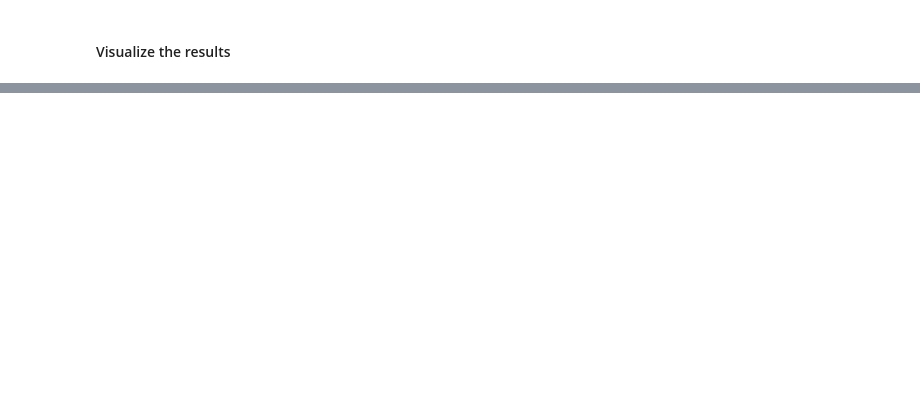
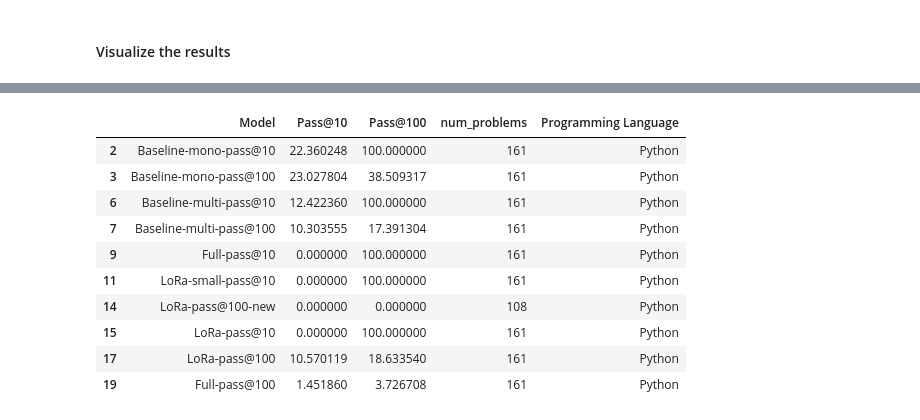
Before and after one commit to ammarnasr/LLM-for-code-intelligence, a Jupyter notebook: Evaluation/MultiPL-E/demo.ipynb, the cells around one changed output, grey strips where cells are left out. Drawn from its saved outputs; the diff is of its cells as text; code cells hidden in the pictures; blank space fills up the shorter version.

```diff
--- a/Evaluation/MultiPL-E/demo.ipynb
+++ b/Evaluation/MultiPL-E/demo.ipynb
@@ -326,0 +248,21 @@ for file_name in os.listdir(src_folder):
+# %%
+# df where programming language is Python
+df_python = df[df['Programming Language'] == 'Python']
+
+# df where programming language is Java
+df_java = df[df['Programming Language'] == 'Java']
+
+df_python
+# df_java
+# %% [output]
+|  | Model | Pass@10 | Pass@100 | num_problems | Programming Language |
+| 2 | Baseline-mono-pass@10 | 22.360248 | 100.000000 | 161 | Python |
+| 3 | Baseline-mono-pass@100 | 23.027804 | 38.509317 | 161 | Python |
+| 6 | Baseline-multi-pass@10 | 12.422360 | 100.000000 | 161 | Python |
+| 7 | Baseline-multi-pass@100 | 10.303555 | 17.391304 | 161 | Python |
+| 9 | Full-pass@10 | 0.000000 | 100.000000 | 161 | Python |
+| 11 | LoRa-small-pass@10 | 0.000000 | 100.000000 | 161 | Python |
+| 14 | LoRa-pass@100-new | 0.000000 | 0.000000 | 108 | Python |
+| 15 | LoRa-pass@10 | 0.000000 | 100.000000 | 161 | Python |
+| 17 | LoRa-pass@100 | 10.570119 | 18.633540 | 161 | Python |
+| 19 | Full-pass@100 | 1.451860 | 3.726708 | 161 | Python |
```
Also changed, not shown: parts of 16 cells of this notebook, 16 other files.
